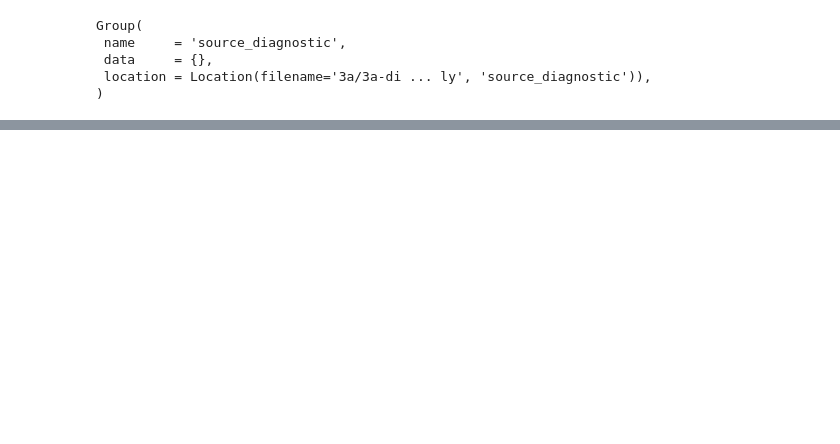
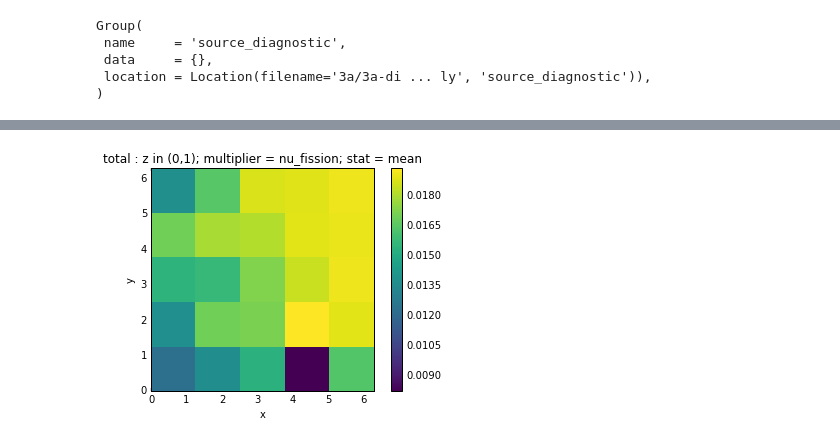
Before and after one commit to aprilnovak/nkq_analysis, a Jupyter notebook: notebooks/visualize-rtk.ipynb, the cells around one changed output, grey strips where cells are left out. Saved outputs shown, nothing was run; the diff lists cells and outputs as text; code cells hidden in the pictures; blank space fills up the shorter version.

```diff
--- a/notebooks/visualize-rtk.ipynb
+++ b/notebooks/visualize-rtk.ipynb
@@ -199,0 +193,4 @@ Group(
+# %%
+plot(flux_tally.xs(z=0.9, stat='mean', multiplier='nu_fission'));
+# %% [output]
+[figure, added]
```
Also changed, not shown: parts of 10 cells of this notebook, 2 other files.
